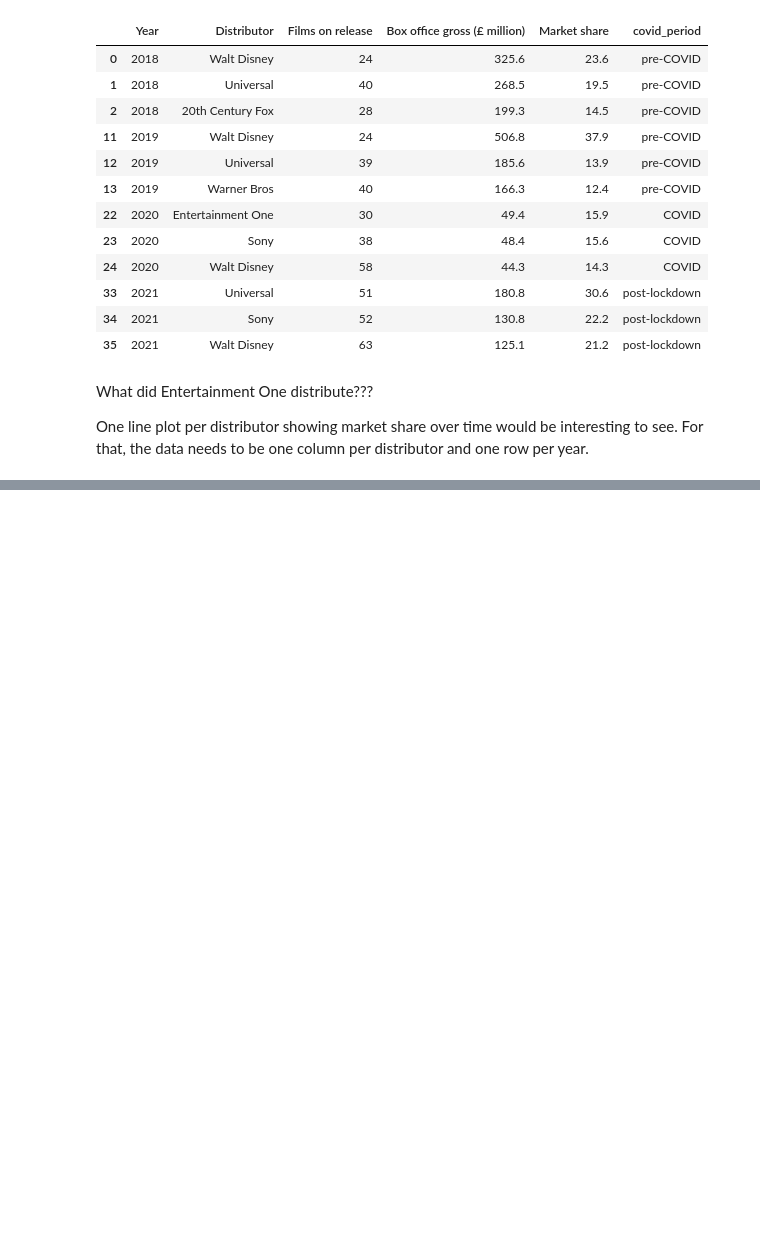
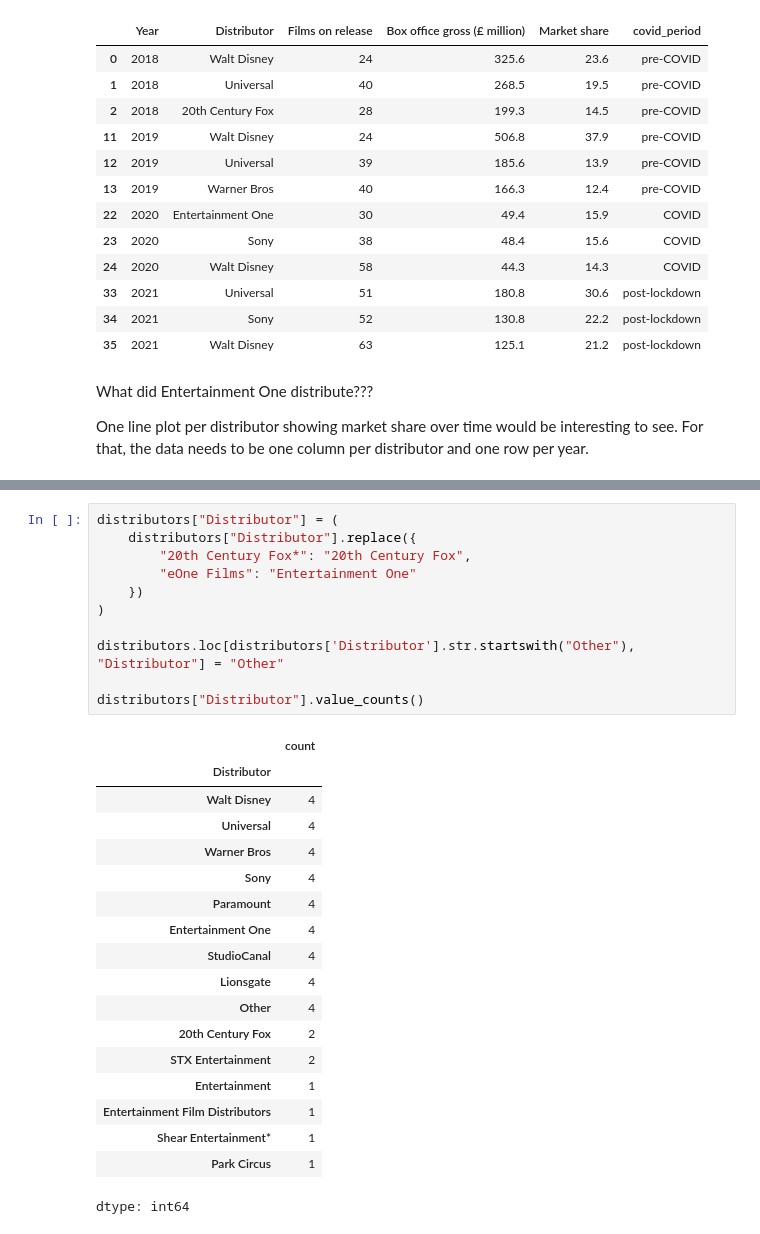
Before and after one commit to AJ-Horch/grounded_data_analyst, a Jupyter notebook: analsying_moive_data.ipynb, the cells around one changed output, grey strips where cells are left out. Cells and saved outputs as stored; diff of their text form; blank space fills up the shorter version.

```diff
--- a/analsying_moive_data.ipynb
+++ b/analsying_moive_data.ipynb
@@ -470,0 +478,30 @@ One line plot per distributor showing market share over time would be interestin
+# %%
+distributors["Distributor"] = (
+    distributors["Distributor"].replace({
+        "20th Century Fox*": "20th Century Fox",
+        "eOne Films": "Entertainment One"
+    })
+)
+
+distributors.loc[distributors['Distributor'].str.startswith("Other"), "Distributor"] = "Other"
+
+distributors["Distributor"].value_counts()
+# %% [output]
+|  | count |
+| Distributor |  |
+| Walt Disney | 4 |
+| Universal | 4 |
+| Warner Bros | 4 |
+| Sony | 4 |
+| Paramount | 4 |
+| Entertainment One | 4 |
+| StudioCanal | 4 |
+| Lionsgate | 4 |
+| Other | 4 |
+| 20th Century Fox | 2 |
+| STX Entertainment | 2 |
+| Entertainment | 1 |
+| Entertainment Film Distributors | 1 |
+| Shear Entertainment* | 1 |
+| Park Circus | 1 |
+dtype: int64
```
Also changed, not shown: parts of 12 cells of this notebook.
